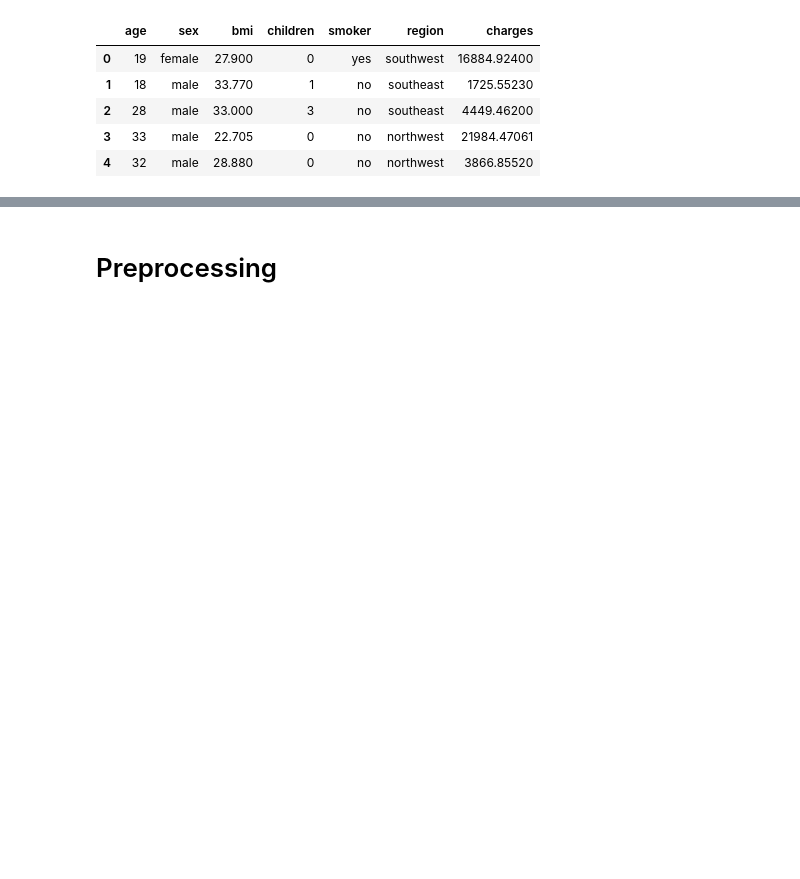
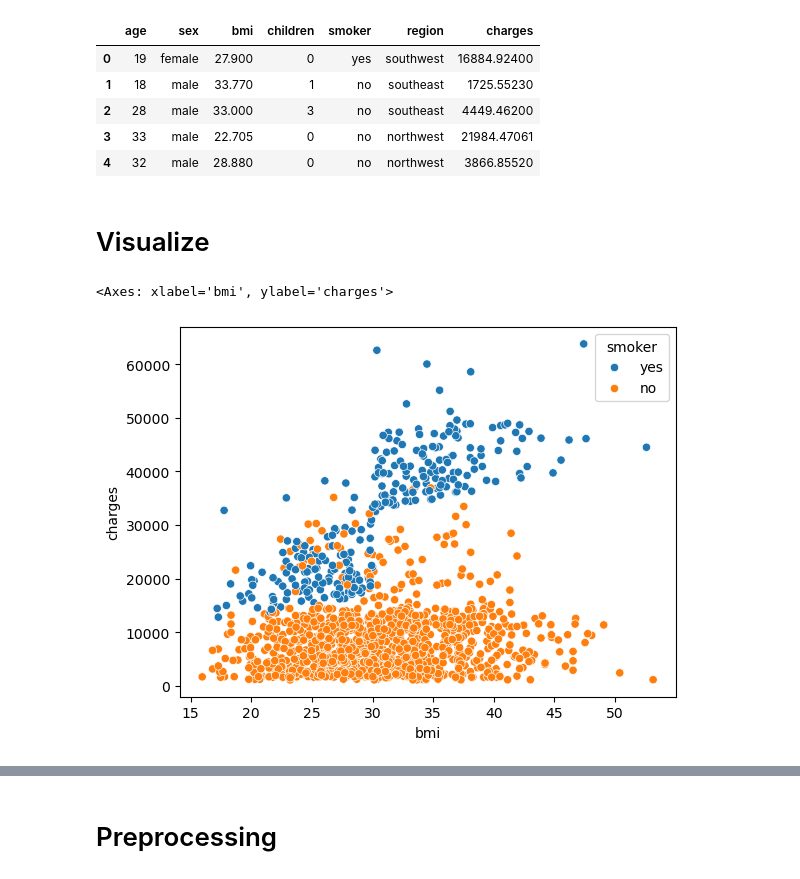
Before and after one commit to CodeByMehra/AiMl, a Jupyter notebook: 04_Supervised Learning/02_Linear_regression.ipynb, the cells around one changed output, grey strips where cells are left out. Saved outputs shown, nothing was run; the diff lists cells and outputs as text; code cells hidden in the pictures; blank space fills up the shorter version.

```diff
--- a/04_Supervised Learning/02_Linear_regression.ipynb
+++ b/04_Supervised Learning/02_Linear_regression.ipynb
@@ -12,3 +12,11 @@ df.head()
 | 2 | 28 | male | 33.000 | 3 | no | southeast | 4449.46200 |
 | 3 | 33 | male | 22.705 | 0 | no | northwest | 21984.47061 |
 | 4 | 32 | male | 28.880 | 0 | no | northwest | 3866.85520 |
+# %% [markdown]
+# Visualize
+# %%
+sns.scatterplot(x=df["bmi"], y=df["charges"], hue=df["smoker"])
+#here we can analyze that company expenses are low for non smoker
+# %% [output]
+<Axes: xlabel='bmi', ylabel='charges'>
+[figure, added]
```
Also changed, not shown: parts of 8 cells of this notebook.
